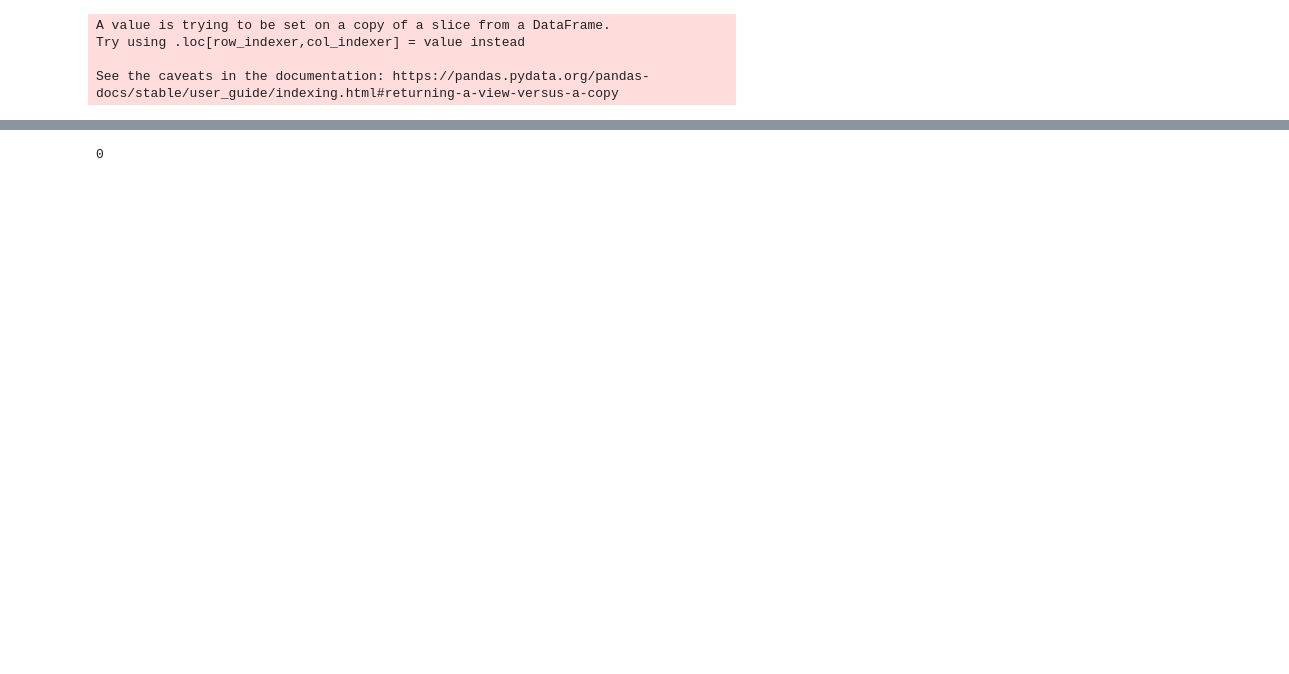
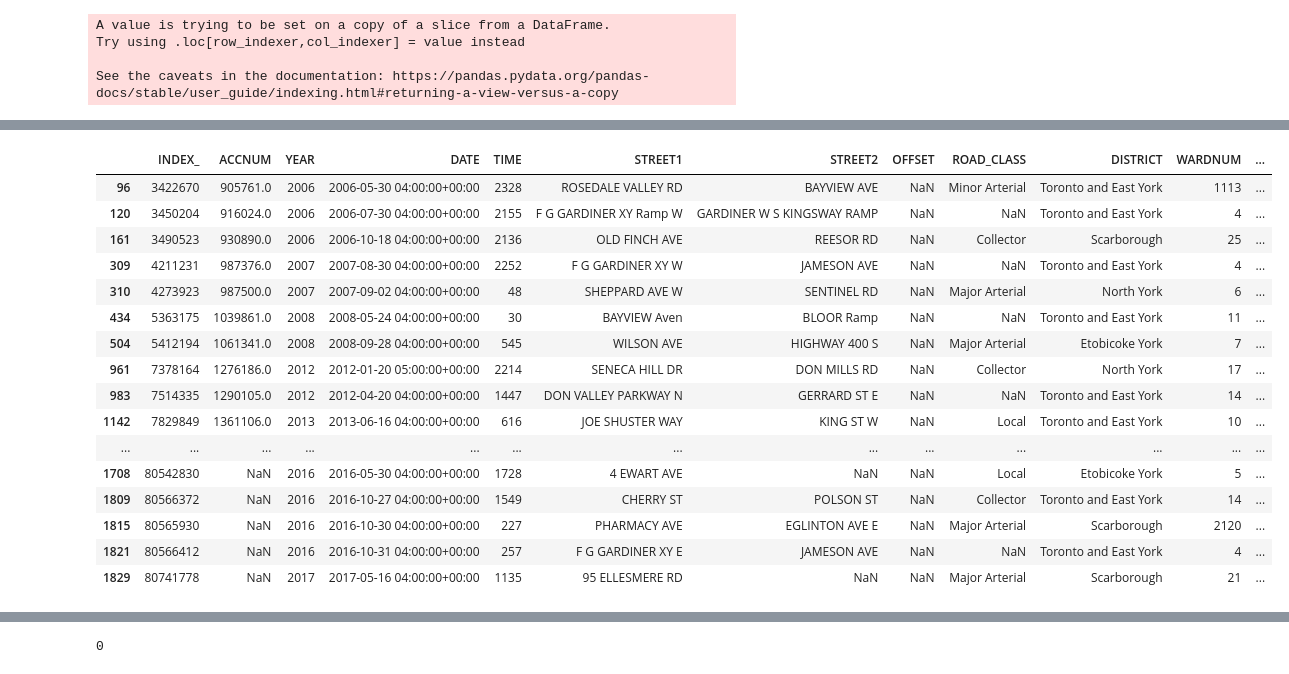
Before and after one commit to Raaj-4320/Accident-analysis, a Jupyter notebook: Accident_analysis.ipynb, the cells around one changed output, grey strips where cells are left out. Saved outputs shown, nothing was run; the diff lists cells and outputs as text; code cells hidden in the pictures; blank space fills up the shorter version.

```diff
--- a/Accident_analysis.ipynb
+++ b/Accident_analysis.ipynb
@@ -395,0 +428,20 @@ df['ACC_NUM'].isna().sum()
+# %%
+df[df['ACC_NUM'].isna()].head(30)
+# %% [output]
+|  | INDEX_ | ACCNUM | YEAR | DATE | TIME | STREET1 | STREET2 | OFFSET | ROAD_CLASS | DISTRICT | WARDNUM | ... |
+| 96 | 3422670 | 905761.0 | 2006 | 2006-05-30 04:00:00+00:00 | 2328 | ROSEDALE VALLEY RD | BAYVIEW AVE | NaN | Minor Arterial | Toronto and East York | 1113 | ... |
+| 120 | 3450204 | 916024.0 | 2006 | 2006-07-30 04:00:00+00:00 | 2155 | F G GARDINER XY Ramp W | GARDINER W S KINGSWAY RAMP | NaN | NaN | Toronto and East York | 4 | ... |
+| 161 | 3490523 | 930890.0 | 2006 | 2006-10-18 04:00:00+00:00 | 2136 | OLD FINCH AVE | REESOR RD | NaN | Collector | Scarborough | 25 | ... |
+| 309 | 4211231 | 987376.0 | 2007 | 2007-08-30 04:00:00+00:00 | 2252 | F G GARDINER XY W | JAMESON AVE | NaN | NaN | Toronto and East York | 4 | ... |
+| 310 | 4273923 | 987500.0 | 2007 | 2007-09-02 04:00:00+00:00 | 48 | SHEPPARD AVE W | SENTINEL RD | NaN | Major Arterial | North York | 6 | ... |
+| 434 | 5363175 | 1039861.0 | 2008 | 2008-05-24 04:00:00+00:00 | 30 | BAYVIEW Aven | BLOOR Ramp | NaN | NaN | Toronto and East York | 11 | ... |
+| 504 | 5412194 | 1061341.0 | 2008 | 2008-09-28 04:00:00+00:00 | 545 | WILSON AVE | HIGHWAY 400 S | NaN | Major Arterial | Etobicoke York | 7 | ... |
+| 961 | 7378164 | 1276186.0 | 2012 | 2012-01-20 05:00:00+00:00 | 2214 | SENECA HILL DR | DON MILLS RD | NaN | Collector | North York | 17 | ... |
+| 983 | 7514335 | 1290105.0 | 2012 | 2012-04-20 04:00:00+00:00 | 1447 | DON VALLEY PARKWAY N | GERRARD ST E | NaN | NaN | Toronto and East York | 14 | ... |
+| 1142 | 7829849 | 1361106.0 | 2013 | 2013-06-16 04:00:00+00:00 | 616 | JOE SHUSTER WAY | KING ST W | NaN | Local | Toronto and East York | 10 | ... |
+| ... | ... | ... | ... | ... | ... | ... | ... | ... | ... | ... | ... | ... |
+| 1708 | 80542830 | NaN | 2016 | 2016-05-30 04:00:00+00:00 | 1728 | 4 EWART AVE | NaN | NaN | Local | Etobicoke York | 5 | ... |
+| 1809 | 80566372 | NaN | 2016 | 2016-10-27 04:00:00+00:00 | 1549 | CHERRY ST | POLSON ST | NaN | Collector | Toronto and East York | 14 | ... |
+| 1815 | 80565930 | NaN | 2016 | 2016-10-30 04:00:00+00:00 | 227 | PHARMACY AVE | EGLINTON AVE E | NaN | Major Arterial | Scarborough | 2120 | ... |
+| 1821 | 80566412 | NaN | 2016 | 2016-10-31 04:00:00+00:00 | 257 | F G GARDINER XY E | JAMESON AVE | NaN | NaN | Toronto and East York | 4 | ... |
+| 1829 | 80741778 | NaN | 2017 | 2017-05-16 04:00:00+00:00 | 1135 | 95 ELLESMERE RD | NaN | NaN | Major Arterial | Scarborough | 21 | ... |
```
Also changed, not shown: parts of 14 cells of this notebook.
